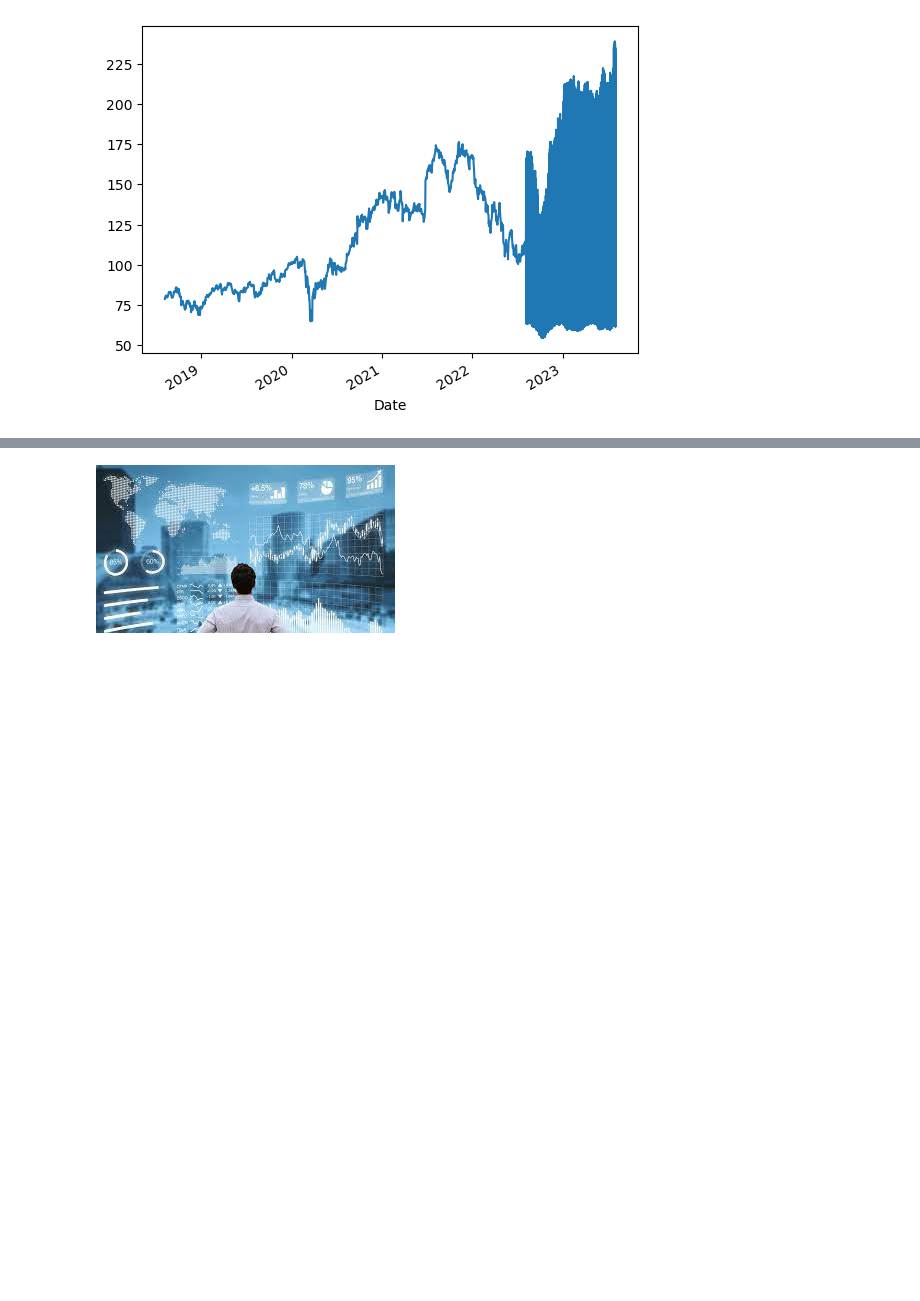
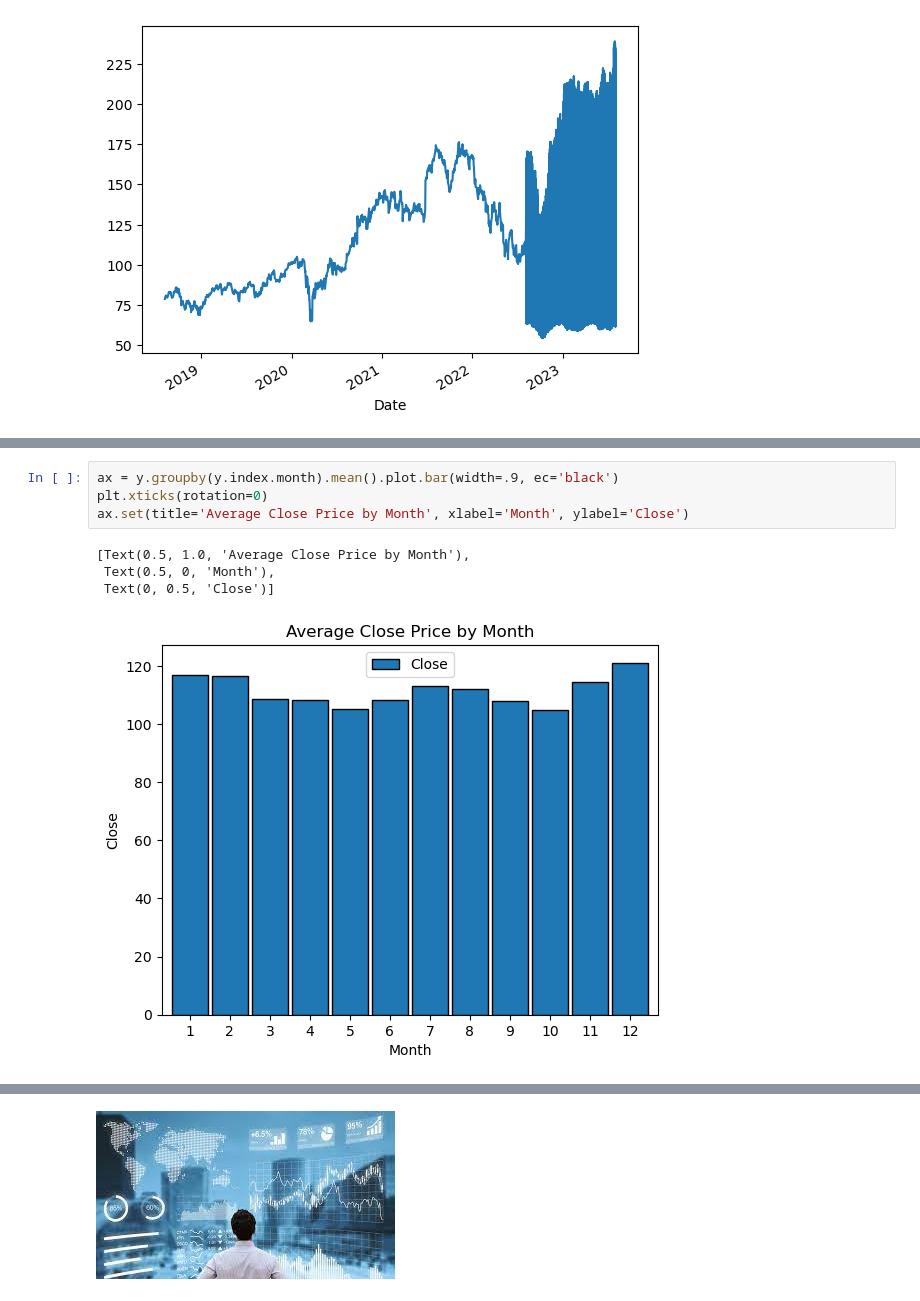
Before and after one commit to annie-carter/Time_series_Stock, a Jupyter notebook: explore_stocks.ipynb, the cells around one changed output, grey strips where cells are left out. Saved outputs shown, nothing was run; the diff lists cells and outputs as text; blank space fills up the shorter version.

```diff
--- a/explore_stocks.ipynb
+++ b/explore_stocks.ipynb
@@ -299,0 +321,9 @@ plt.legend(loc='center left', bbox_to_anchor=(1, 0.5))
+# %%
+ax = y.groupby(y.index.month).mean().plot.bar(width=.9, ec='black')
+plt.xticks(rotation=0)
+ax.set(title='Average Close Price by Month', xlabel='Month', ylabel='Close')
+# %% [output]
+[Text(0.5, 1.0, 'Average Close Price by Month'),
+ Text(0.5, 0, 'Month'),
+ Text(0, 0.5, 'Close')]
+[figure, added]
```
Also changed, not shown: parts of 17 cells of this notebook, 1 other file.
